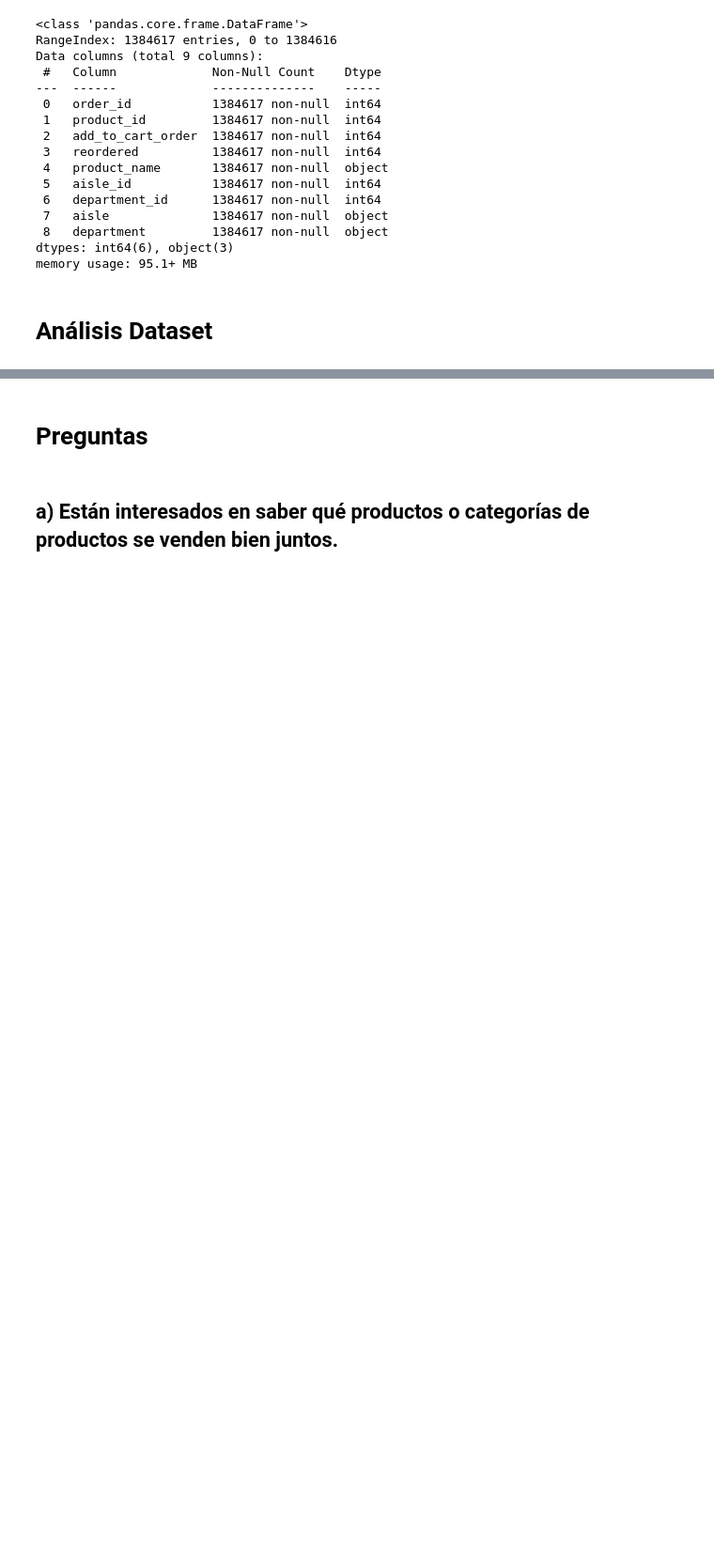
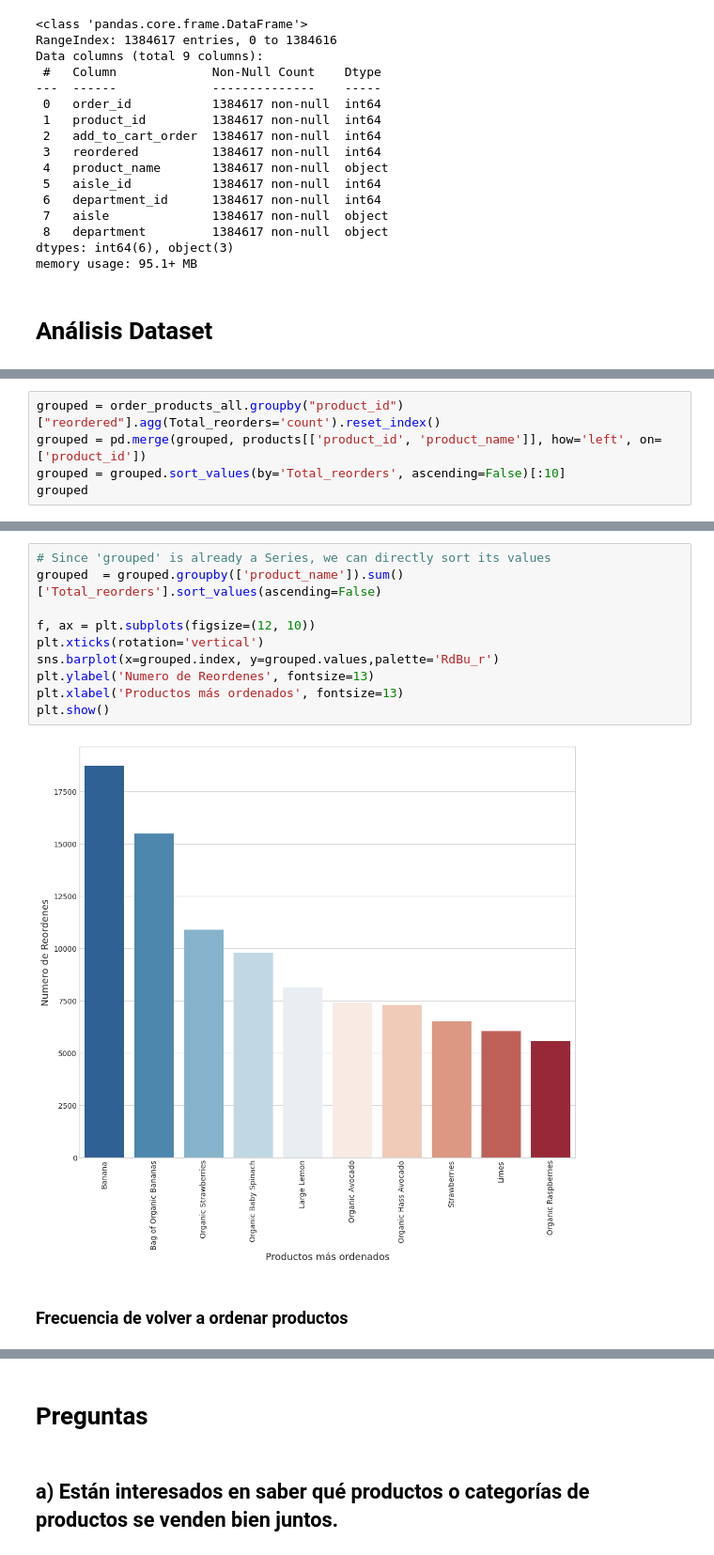
Before and after one commit to andersonjalvarado/Taller_1, a Jupyter notebook: TallerGrupal_Implementacion.ipynb, the cells around one changed output, grey strips where cells are left out. Shown at 94% size. Saved outputs shown, nothing was run; the diff lists cells and outputs as text; blank space fills up the shorter version.

```diff
--- a/TallerGrupal_Implementacion.ipynb
+++ b/TallerGrupal_Implementacion.ipynb
@@ -245,0 +249,5 @@ memory usage: 95.1+ MB
+# %%
+grouped = order_products_all.groupby("product_id")["reordered"].agg(Total_reorders='count').reset_index()
+grouped = pd.merge(grouped, products[['product_id', 'product_name']], how='left', on=['product_id'])
+grouped = grouped.sort_values(by='Total_reorders', ascending=False)[:10]
+grouped
@@ -245,0 +266,14 @@ memory usage: 95.1+ MB
+# %%
+# Since 'grouped' is already a Series, we can directly sort its values
+grouped  = grouped.groupby(['product_name']).sum()['Total_reorders'].sort_values(ascending=False)
+
+f, ax = plt.subplots(figsize=(12, 10))
+plt.xticks(rotation='vertical')
+sns.barplot(x=grouped.index, y=grouped.values,palette='RdBu_r')
+plt.ylabel('Numero de Reordenes', fontsize=13)
+plt.xlabel('Productos más ordenados', fontsize=13)
+plt.show()
+# %% [output]
+[figure, added]
+# %% [markdown]
+### Frecuencia de volver a ordenar productos
```
Also changed, not shown: parts of 23 cells of this notebook, 1 other file.
